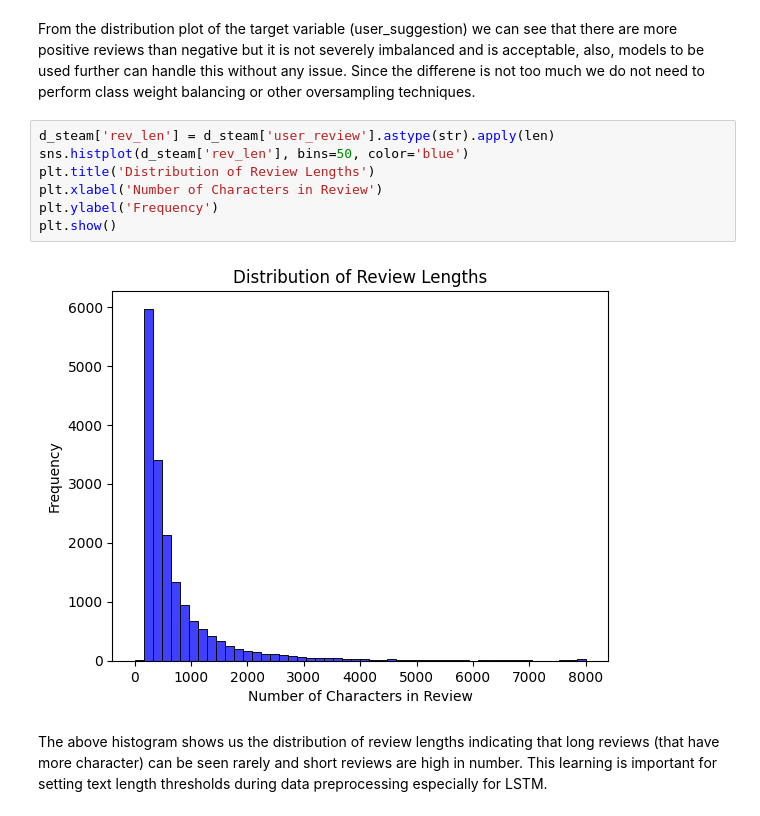
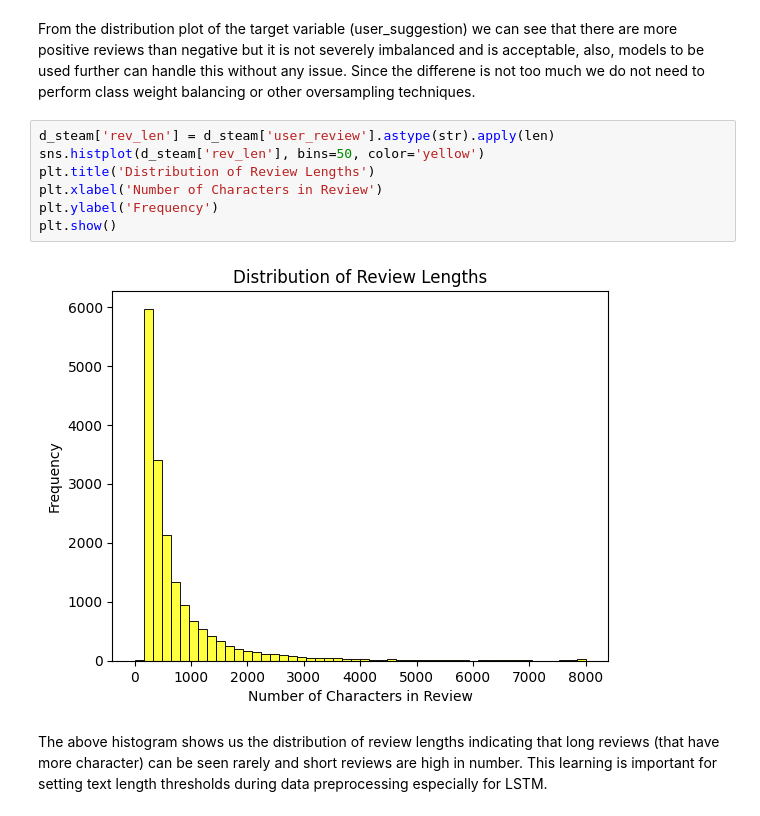
Before and after one commit to Subhangee19/DataAnalysis, a Jupyter notebook: Untitled11.ipynb, the cells around one changed output. Cells and saved outputs as stored; diff of their text form.

```diff
--- a/Untitled11.ipynb
+++ b/Untitled11.ipynb
@@ -159,13 +174,13 @@ plt.show()
 From the distribution plot of the target variable (user_suggestion) we can see that there are more positive reviews than negative but it is not severely imbalanced and is acceptable, also,  models to be used further can handle this without any issue. Since the differene is not too much we do not need to perform class weight balancing or other oversampling techniques.
 # %%
 d_steam['rev_len'] = d_steam['user_review'].astype(str).apply(len)
-sns.histplot(d_steam['rev_len'], bins=50, color='blue')
+sns.histplot(d_steam['rev_len'], bins=50, color='yellow')
 plt.title('Distribution of Review Lengths')
 plt.xlabel('Number of Characters in Review')
 plt.ylabel('Frequency')
 plt.show()
 # %% [output]
-[figure, old version]
+[figure, new version]
 # %% [markdown]
 The above histogram shows us the distribution of review lengths indicating that long reviews (that have more character) can be seen rarely and short reviews are high in number. This learning is important for setting text length thresholds during data preprocessing especially for LSTM.
 # %%
```
Also changed, not shown: parts of 76 cells of this notebook.
